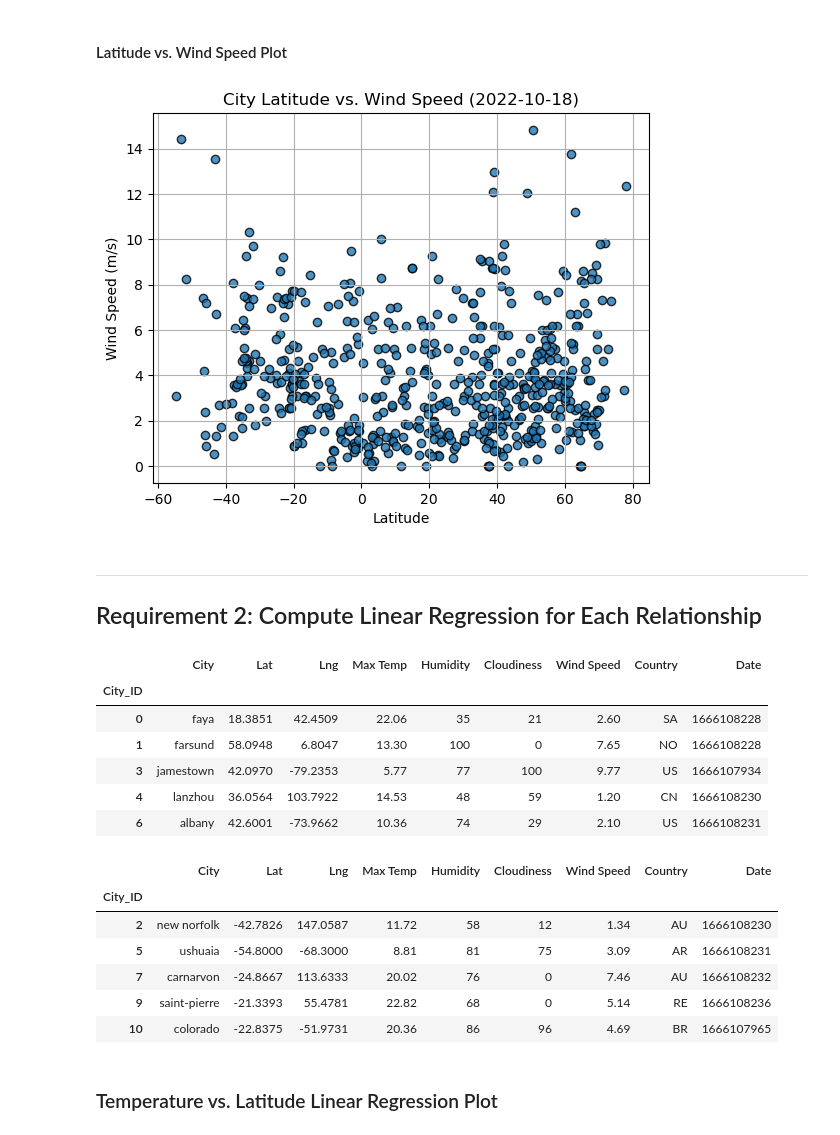
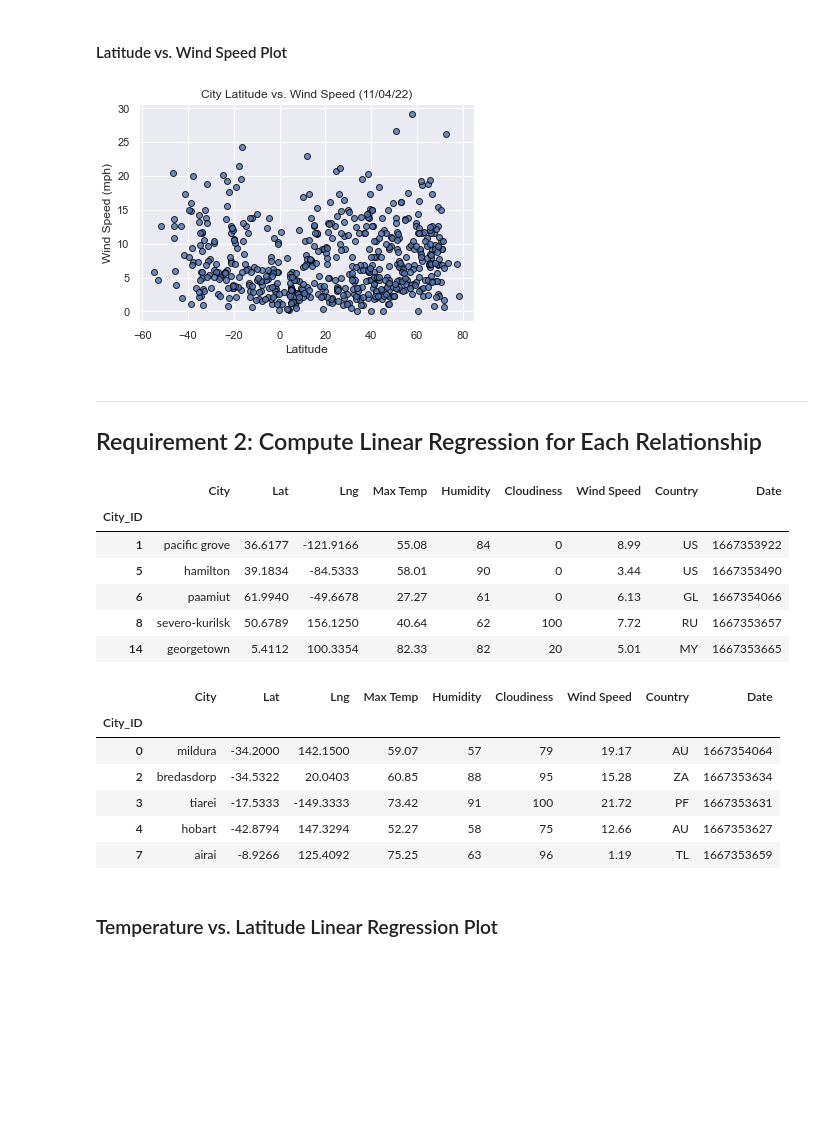
Before and after one commit to madinalikes/Python_Api_Challenge, a Jupyter notebook: WeatherPy/WeatherPy.ipynb, the cells around one changed output. Drawn from its saved outputs; the diff is of its cells as text; code cells hidden in the pictures; blank space fills up the shorter version.

```diff
--- a/WeatherPy/WeatherPy.ipynb
+++ b/WeatherPy/WeatherPy.ipynb
@@ -174,6 +191,6 @@ city_data_df.to_csv("output_data/cities.csv", index_label="City_ID")
 # %%
 # Read saved data
-city_data_df = pd.read_csv("output_data/cities.csv", index_col="City_ID")
+city_data_df = pd.read_csv("WeatherPy.csv", index_col="City_ID")
 
 # Display sample data
 city_data_df.head()
@@ -207,13 +232,20 @@ plt.show()
 #### Latitude Vs. Humidity
 # %%
 # Build the scatter plots for latitude vs. humidity
-# YOUR CODE HERE
+plt.scatter(city_data_df["Lat"],
+            city_data_df["Humidity"],
+            edgecolor="black", linewidths=1, marker="o",
+            alpha=0.8, label="Cities")
 
 # Incorporate the other graph properties
-# YOUR CODE HERE
+plt.title("City Latitude vs. Humidity (%s)" % time.strftime("%x"))
+plt.ylabel("Humidity (%)")
+plt.xlabel("Latitude")
+plt.grid(True)
+sns.set()
 
 # Save the figure
-plt.savefig("output_data/Fig2.png")
+plt.savefig("Latitude vs Humidity (%).png")
 
 # Show plot
 plt.show()
@@ -223,13 +256,20 @@ plt.show()
 #### Latitude Vs. Cloudiness
 # %%
 # Build the scatter plots for latitude vs. cloudiness
-# YOUR CODE HERE
+plt.scatter(city_data_df["Lat"],
+            city_data_df["Cloudiness"],
+            edgecolor="black", linewidths=1, marker="o",
+            alpha=0.8, label="Cities")
 
 # Incorporate the other graph properties
-# YOUR CODE HERE
+plt.title("City Latitude vs. Cloudiness (%s)" % time.strftime("%x"))
+plt.ylabel("Cloudiness (%)")
+plt.xlabel("Latitude")
+plt.grid(True)
+sns.set()
 
 # Save the figure
-plt.savefig("output_data/Fig3.png")
+plt.savefig("Latitude vs Cloudiness (%).png")
 
 # Show plot
 plt.show()
@@ -239,16 +281,24 @@ plt.show()
 #### Latitude vs. Wind Speed Plot
 # %%
 # Build the scatter plots for latitude vs. wind speed
-# YOUR CODE HERE
+plt.scatter(city_data_df["Lat"],
+            city_data_df["Wind Speed"],
+            edgecolor="black", linewidths=1, marker="o",
+            alpha=0.8, label="Cities")
 
 # Incorporate the other graph properties
-# YOUR CODE HERE
+plt.title("City Latitude vs. Wind Speed (%s)" % time.strftime("%x"))
+plt.ylabel("Wind Speed (mph)")
+plt.xlabel("Latitude")
+plt.grid(True)
+sns.set()
+
 
 # Save the figure
-plt.savefig("output_data/Fig4.png")
+plt.savefig("Latitude vs Wind Speed (MPH).png")
 
 # Show plot
 plt.show()
 # %% [output]
-[figure, old version]
+[figure, new version]
 # %% [markdown]
@@ -261,30 +326,30 @@ plt.show()
 # %%
 # Create a DataFrame with the Northern Hemisphere data (Latitude >= 0)
-# YOUR CODE HERE
+northern_hemi_df = city_data_df[city_data_df['Lat'] > 0]
 
 # Display sample data
 northern_hemi_df.head()
 # %% [output]
 |  | City | Lat | Lng | Max Temp | Humidity | Cloudiness | Wind Speed | Country | Date |
 | City_ID |  |  |  |  |  |  |  |  |  |
-| 0 | faya | 18.3851 | 42.4509 | 22.06 | 35 | 21 | 2.60 | SA | 1666108228 |
-| 1 | farsund | 58.0948 | 6.8047 | 13.30 | 100 | 0 | 7.65 | NO | 1666108228 |
-| 3 | jamestown | 42.0970 | -79.2353 | 5.77 | 77 | 100 | 9.77 | US | 1666107934 |
-| 4 | lanzhou | 36.0564 | 103.7922 | 14.53 | 48 | 59 | 1.20 | CN | 1666108230 |
-| 6 | albany | 42.6001 | -73.9662 | 10.36 | 74 | 29 | 2.10 | US | 1666108231 |
+| 1 | pacific grove | 36.6177 | -121.9166 | 55.08 | 84 | 0 | 8.99 | US | 1667353922 |
+| 5 | hamilton | 39.1834 | -84.5333 | 58.01 | 90 | 0 | 3.44 | US | 1667353490 |
+| 6 | paamiut | 61.9940 | -49.6678 | 27.27 | 61 | 0 | 6.13 | GL | 1667354066 |
+| 8 | severo-kurilsk | 50.6789 | 156.1250 | 40.64 | 62 | 100 | 7.72 | RU | 1667353657 |
+| 14 | georgetown | 5.4112 | 100.3354 | 82.33 | 82 | 20 | 5.01 | MY | 1667353665 |
 # %%
 # Create a DataFrame with the Southern Hemisphere data (Latitude < 0)
-# YOUR CODE HERE
+southern_hemi_df = city_data_df[city_data_df['Lat'] < 0]
 
 # Display sample data
 southern_hemi_df.head()
 # %% [output]
 |  | City | Lat | Lng | Max Temp | Humidity | Cloudiness | Wind Speed | Country | Date |
 | City_ID |  |  |  |  |  |  |  |  |  |
-| 2 | new norfolk | -42.7826 | 147.0587 | 11.72 | 58 | 12 | 1.34 | AU | 1666108230 |
-| 5 | ushuaia | -54.8000 | -68.3000 | 8.81 | 81 | 75 | 3.09 | AR | 1666108231 |
-| 7 | carnarvon | -24.8667 | 113.6333 | 20.02 | 76 | 0 | 7.46 | AU | 1666108232 |
-| 9 | saint-pierre | -21.3393 | 55.4781 | 22.82 | 68 | 0 | 5.14 | RE | 1666108236 |
-| 10 | colorado | -22.8375 | -51.9731 | 20.36 | 86 | 96 | 4.69 | BR | 1666107965 |
+| 0 | mildura | -34.2000 | 142.1500 | 59.07 | 57 | 79 | 19.17 | AU | 1667354064 |
+| 2 | bredasdorp | -34.5322 | 20.0403 | 60.85 | 88 | 95 | 15.28 | ZA | 1667353634 |
+| 3 | tiarei | -17.5333 | -149.3333 | 73.42 | 91 | 100 | 21.72 | PF | 1667353631 |
+| 4 | hobart | -42.8794 | 147.3294 | 52.27 | 58 | 75 | 12.66 | AU | 1667353627 |
+| 7 | airai | -8.9266 | 125.4092 | 75.25 | 63 | 96 | 1.19 | TL | 1667353659 |
 # %% [markdown]
 ###  Temperature vs. Latitude Linear Regression Plot
```
Also changed, not shown: parts of 37 cells of this notebook, 17 other files.
